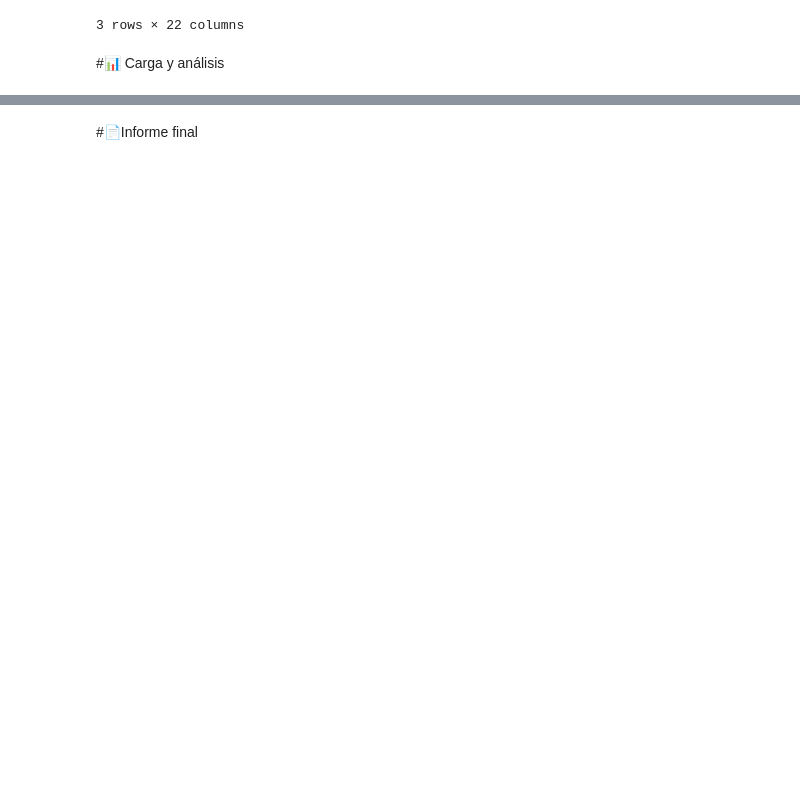
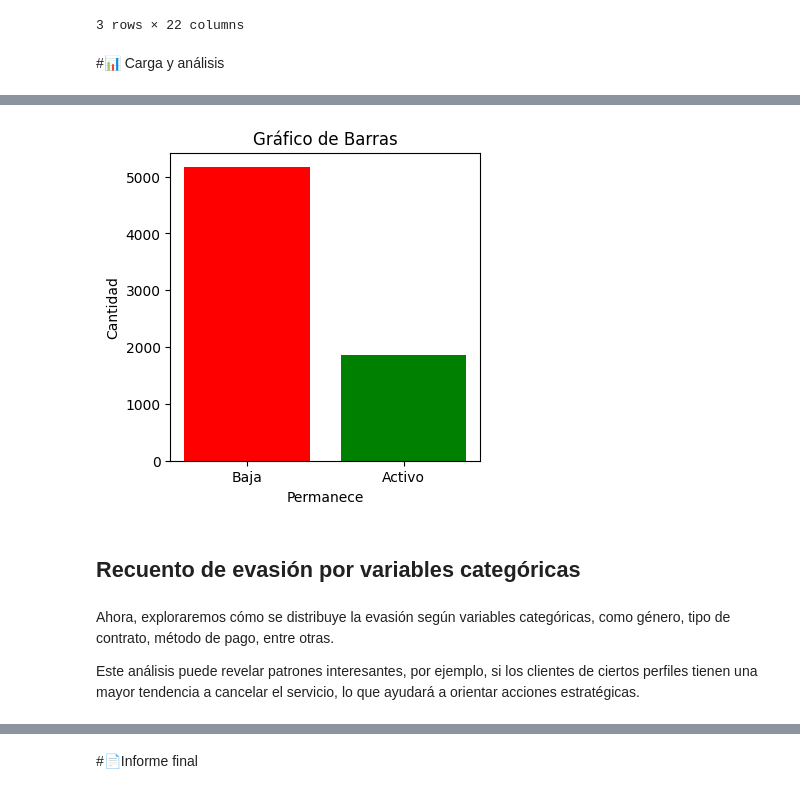
Before and after one commit to aylenfv/Challenge-TelecomX-ETL, a Jupyter notebook: src/TelecomX_LATAM.ipynb, the cells around one changed output, grey strips where cells are left out. Cells and saved outputs as stored; diff of their text form; code cells hidden in the pictures; blank space fills up the shorter version.

```diff
--- a/src/TelecomX_LATAM.ipynb
+++ b/src/TelecomX_LATAM.ipynb
@@ -241,2 +269,2 @@ Obtenemos una lista con sus índices
 # %%
-filas_a_eliminar = data_norm[data_norm['Churn']==''].index
+filas_a_eliminar = set(data_norm[data_norm['Churn']==''].index) | set(data_norm[data_norm['account.Charges.Total'].isna()].index)
@@ -340,0 +464,24 @@ data_norm.sample(3)
+# %%
+# Datos para el gráfico
+etiquetas = ['Baja', 'Activo']
+alturas = [10, 15, 7, 12, 9]
+
+plt.figure(figsize=(4, 4))
+# Crear el gráfico de barras
+plt.bar(['Baja', 'Activo'], [data_norm['Churn'].value_counts()[0], data_norm['Churn'].value_counts()[1]], width = 0.8, color=['red','green'])
+
+# Añadir título y etiquetas a los ejes
+plt.title('Gráfico de Barras')
+plt.xlabel('Permanece')
+plt.ylabel('Cantidad')
+
+# Mostrar el gráfico
+plt.show()
+# %% [output]
+[figure, added]
+# %% [markdown]
+## Recuento de evasión por variables categóricas
+# %% [markdown]
+Ahora, exploraremos cómo se distribuye la evasión según variables categóricas, como género, tipo de contrato, método de pago, entre otras.
+
+Este análisis puede revelar patrones interesantes, por ejemplo, si los clientes de ciertos perfiles tienen una mayor tendencia a cancelar el servicio, lo que ayudará a orientar acciones estratégicas.
```
Also changed, not shown: parts of 37 cells of this notebook.
